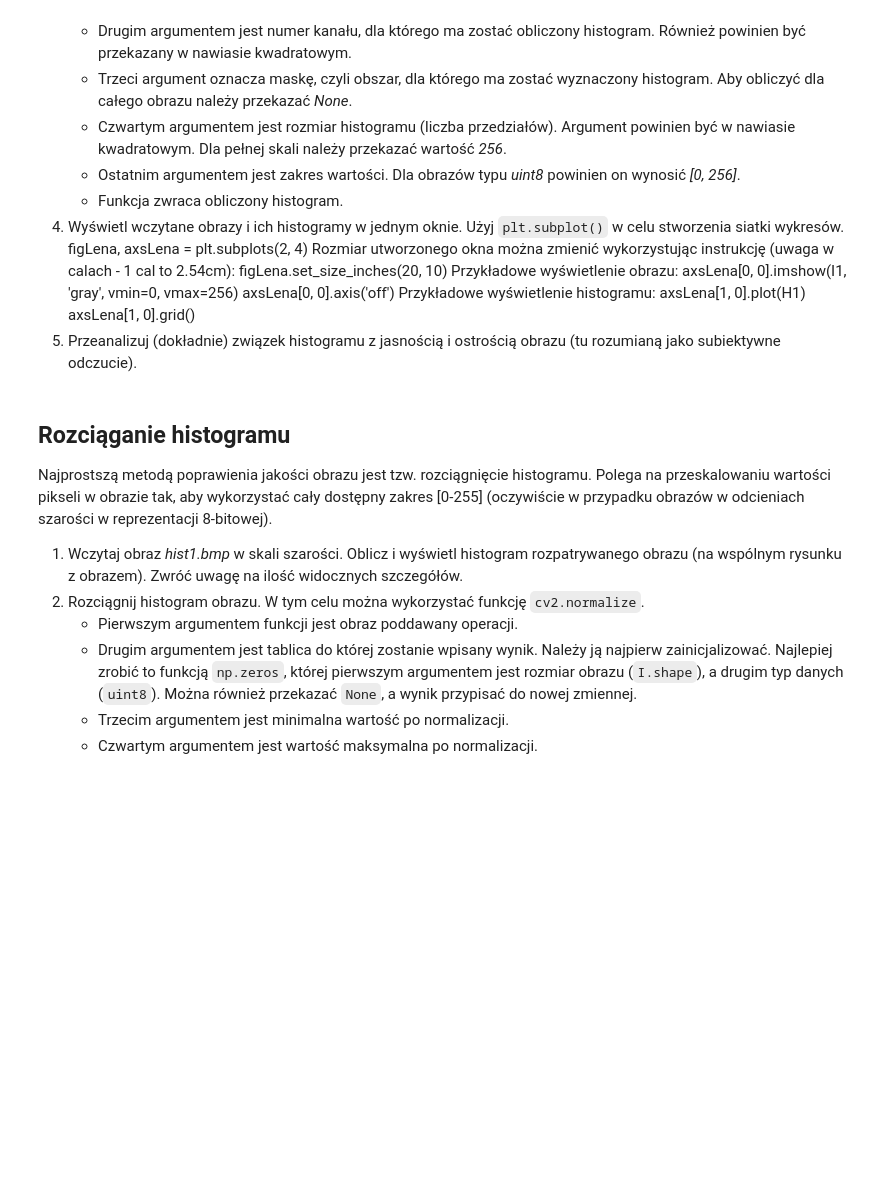
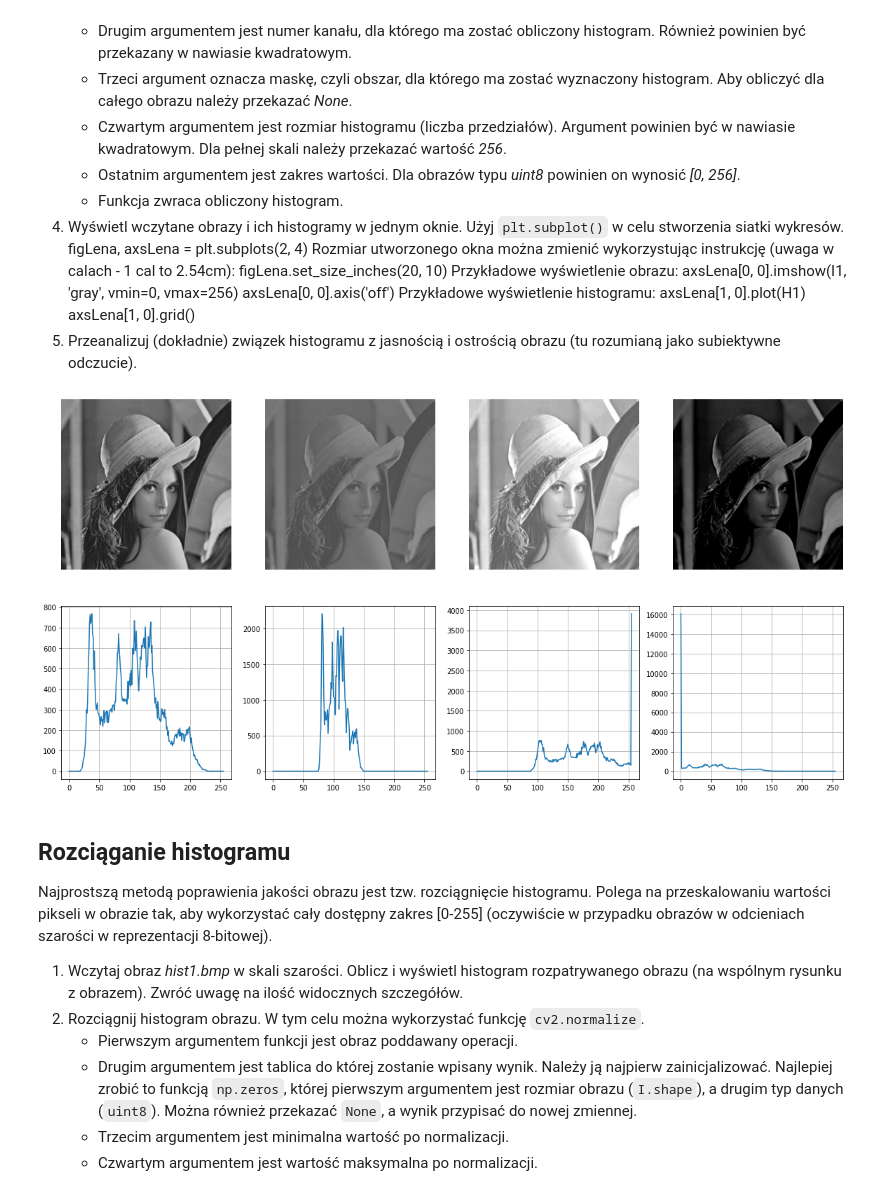
Before and after one commit to Uiskam/WDCPO, a Jupyter notebook: lab_3.ipynb, the cells around one changed output. Saved outputs shown, nothing was run; the diff lists cells and outputs as text; code cells hidden in the pictures; blank space fills up the shorter version.

```diff
--- a/lab_3.ipynb
+++ b/lab_3.ipynb
@@ -72,34 +72,50 @@ Przykładowe wyświetlenie histogramu:
 import cv2
 import os
 import requests
 from matplotlib import pyplot as plt
 import numpy as np
 
 url = 'https://raw.githubusercontent.com/vision-agh/poc_sw/master/03_Histogram/'
 
 fileName = 'lena1.bmp'
 if not os.path.exists(fileName) :
     r = requests.get(url + fileName, allow_redirects=True)
     open(fileName, 'wb').write(r.content)
 
 fileName = 'lena2.bmp'
 if not os.path.exists(fileName) :
     r = requests.get(url + fileName, allow_redirects=True)
     open(fileName, 'wb').write(r.content)
 
 fileName = 'lena3.bmp'
 if not os.path.exists(fileName) :
     r = requests.get(url + fileName, allow_redirects=True)
     open(fileName, 'wb').write(r.content)
 
 fileName = 'lena4.bmp'
 if not os.path.exists(fileName) :
     r = requests.get(url + fileName, allow_redirects=True)
     open(fileName, 'wb').write(r.content)
 
+lena = []
+lena.append(cv2.imread('lena1.bmp', cv2.IMREAD_GRAYSCALE))
+lena.append(cv2.imread('lena2.bmp', cv2.IMREAD_GRAYSCALE))
+lena.append(cv2.imread('lena3.bmp', cv2.IMREAD_GRAYSCALE))
+lena.append(cv2.imread('lena4.bmp', cv2.IMREAD_GRAYSCALE))
+histogram = []
+for i in range(4):
+  histogram.append(cv2.calcHist([lena[i]], [0], None, [256], [0,256]))
+
 figLena, axsLena = plt.subplots(2,4)
 figLena.set_size_inches(20, 10)
-axsLena[0, ]
+
+for j in range(4):
+  axsLena[0, j].imshow(lena[j], 'gray', vmin=0, vmax=256)
+  axsLena[0, j].axis('off')
+  axsLena[1, j].plot(histogram[j])
+  axsLena[1, j].grid()
+# %% [output]
+[figure, added]
 # %% [markdown]
 ## Rozciąganie histogramu
 
```
Also changed, not shown: parts of 2 cells of this notebook.
